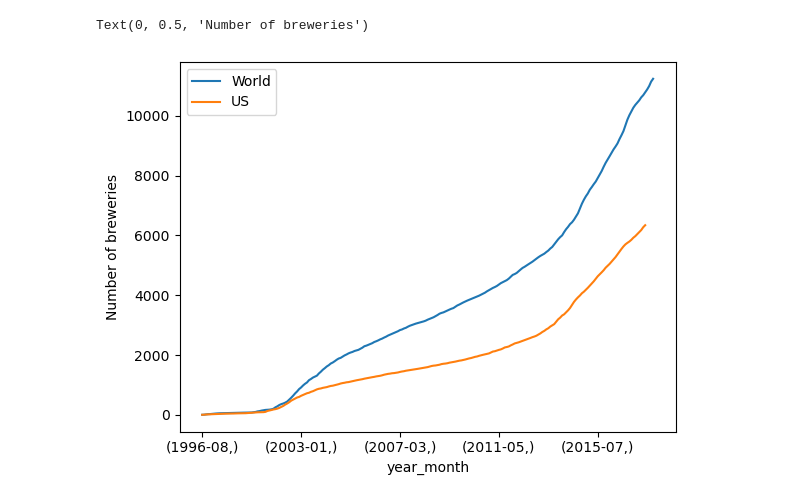
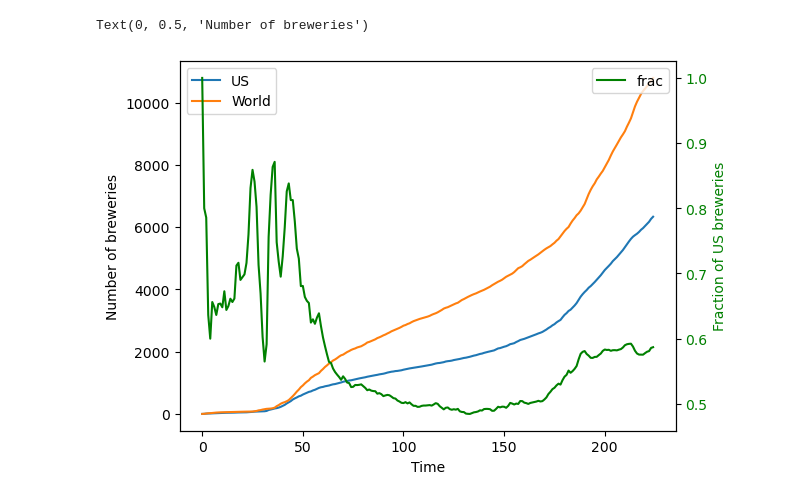
Before and after one commit to epfl-ada/ada-2024-project-fandemondada, a Jupyter notebook: breweries.ipynb, the cells around one changed output. Cells and saved outputs as stored; diff of their text form; code cells hidden in the pictures.

Commit message:
per state but graph is not good yet

```diff
--- a/breweries.ipynb
+++ b/breweries.ipynb
@@ -48,3 +97,8 @@ def monthly_new_breweries(brew_df):
     new_brew['cumulative'] = new_brew['count'].cumsum()
 
     return new_brew
+# %%
+US_State_index = pd.unique(ba_usa_ratings['state'])
+
+
+new_breweries = breweries_first_date(ba_usa_ratings, breweries_df)
@@ -51,4 +120,4 @@ def monthly_new_breweries(brew_df):
 # %%
-_, new_breweries = breweries_first_date(ba_usa_ratings, breweries_df)
+
 brew_world = monthly_new_breweries(new_breweries)
-brew_us = monthly_new_breweries(new_breweries[new_breweries['location'].str.contains("United States")])
+brew_us = monthly_new_breweries(new_breweries[new_breweries['location'].isin(US_State_index)])
@@ -96,0 +172,9 @@ test
+# %%
+
+# should be how=left mais fout la merde
+cum_brew = brew_world.merge(brew_us, left_index=True, right_index=True, suffixes=('_World', '_US'))
+
+#cum_brew = cum_brew.fillna(0)
+
+cum_brew['frac'] = cum_brew['cumulative_US'] / cum_brew['cumulative_World']
+cum_brew
@@ -97,10 +195,19 @@ test
 # %%
 
+
 fig, ax = plt.subplots(1, 1)
-brew_world['cumulative'].plot(ax=ax, label='World')
-brew_us['cumulative'].plot(ax=ax, label='US')
+cum_brew.plot(y= ['cumulative_US', 'cumulative_World'], ax=ax, label=['US', 'World'])
+#brew_us['cumulative'].plot(ax=ax, label='US')
+ax.set_xlabel('Time')
+
 ax.legend()
+
+ax2 = ax.twinx()  # instantiate a second Axes that shares the same x-axis
+cum_brew.plot(y= ['frac'], ax=ax2, color='g')
+ax2.set_ylabel('Fraction of US breweries', color='g')  # we already handled the x-label with ax1
+ax2.tick_params(axis='y', labelcolor='g')
+
 ax.set_ylabel("Number of breweries")
 # %% [output]
 Text(0, 0.5, 'Number of breweries')
-[figure, old version]
+[figure, new version]
```
Also changed, not shown: parts of 16 cells of this notebook.
